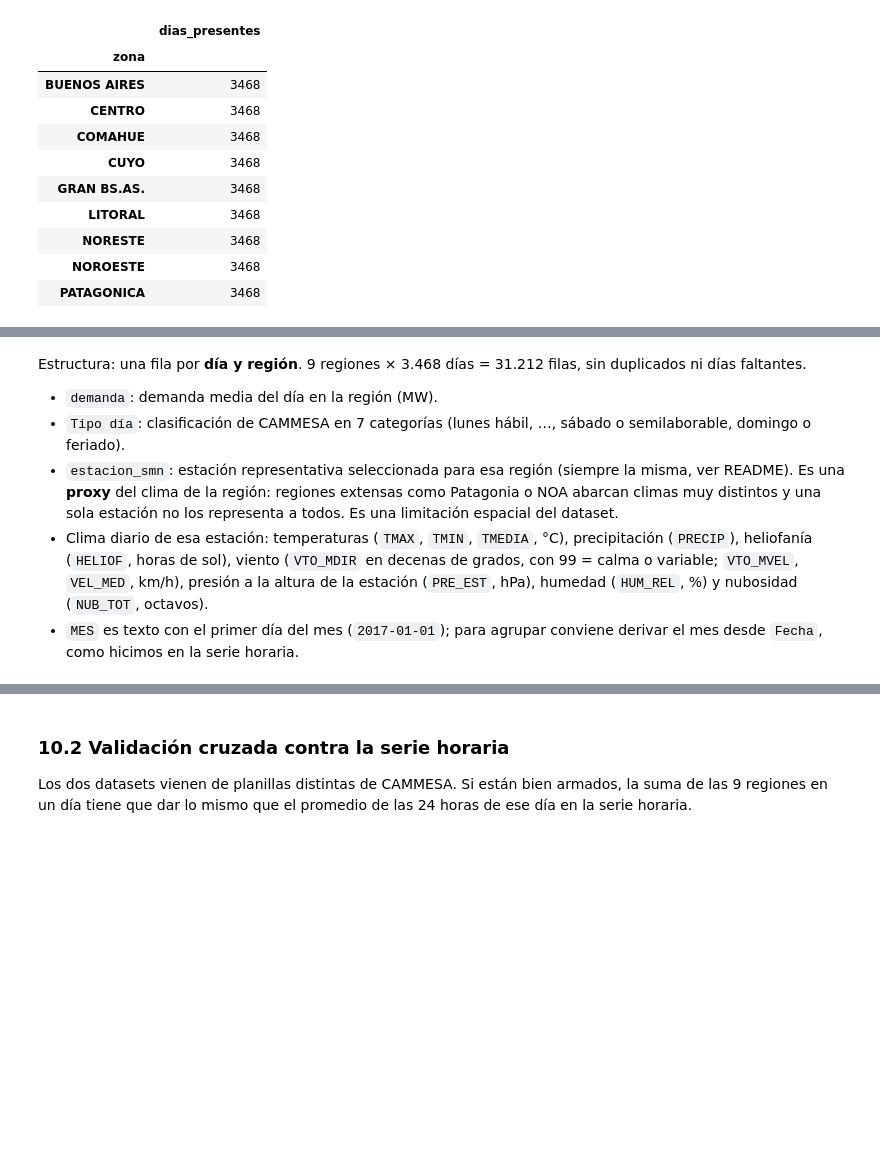
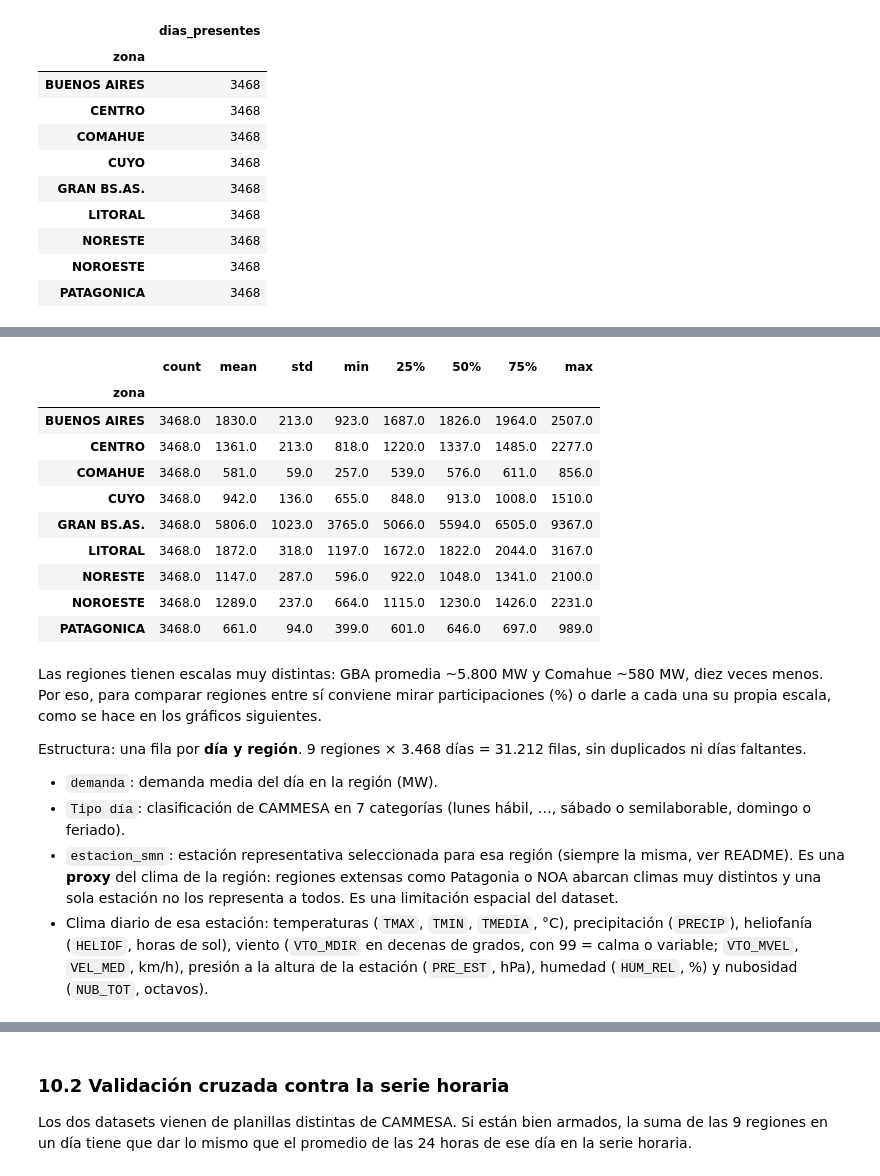
Before and after one commit to ElMejorGrupo4/2-da-Pre-entrega-, a Jupyter notebook: notebooks/01_eda_inicial.ipynb, the cells around one changed output, grey strips where cells are left out. Saved outputs shown, nothing was run; the diff lists cells and outputs as text; code cells hidden in the pictures; blank space fills up the shorter version.

```diff
--- a/notebooks/01_eda_inicial.ipynb
+++ b/notebooks/01_eda_inicial.ipynb
@@ -457,8 +499,24 @@ Rango: 2017-01-01 -> 2026-06-30 (3,468 días)
+# %%
+# veo un resumen estadístico de la demanda por zona
+df_region.groupby("zona")["demanda"].describe().round(0)
+# %% [output]
+|  | count | mean | std | min | 25% | 50% | 75% | max |
+| zona |  |  |  |  |  |  |  |  |
+| BUENOS AIRES | 3468.0 | 1830.0 | 213.0 | 923.0 | 1687.0 | 1826.0 | 1964.0 | 2507.0 |
+| CENTRO | 3468.0 | 1361.0 | 213.0 | 818.0 | 1220.0 | 1337.0 | 1485.0 | 2277.0 |
+| COMAHUE | 3468.0 | 581.0 | 59.0 | 257.0 | 539.0 | 576.0 | 611.0 | 856.0 |
+| CUYO | 3468.0 | 942.0 | 136.0 | 655.0 | 848.0 | 913.0 | 1008.0 | 1510.0 |
+| GRAN BS.AS. | 3468.0 | 5806.0 | 1023.0 | 3765.0 | 5066.0 | 5594.0 | 6505.0 | 9367.0 |
+| LITORAL | 3468.0 | 1872.0 | 318.0 | 1197.0 | 1672.0 | 1822.0 | 2044.0 | 3167.0 |
+| NORESTE | 3468.0 | 1147.0 | 287.0 | 596.0 | 922.0 | 1048.0 | 1341.0 | 2100.0 |
+| NOROESTE | 3468.0 | 1289.0 | 237.0 | 664.0 | 1115.0 | 1230.0 | 1426.0 | 2231.0 |
+| PATAGONICA | 3468.0 | 661.0 | 94.0 | 399.0 | 601.0 | 646.0 | 697.0 | 989.0 |
 # %% [markdown]
+Las regiones tienen escalas muy distintas: GBA promedia ~5.800 MW y Comahue ~580 MW, diez veces menos. Por eso, para comparar regiones entre sí conviene mirar participaciones (%) o darle a cada una su propia escala, como se hace en los gráficos siguientes.
+
 Estructura: una fila por **día y región**. 9 regiones × 3.468 días = 31.212 filas, sin duplicados ni días faltantes.
 
 - `demanda`: demanda media del día en la región (MW).
 - `Tipo día`: clasificación de CAMMESA en 7 categorías (lunes hábil, …, sábado o semilaborable, domingo o feriado).
 - `estacion_smn`: estación representativa seleccionada para esa región (siempre la misma, ver README). Es una **proxy** del clima de la región: regiones extensas como Patagonia o NOA abarcan climas muy distintos y una sola estación no los representa a todos. Es una limitación espacial del dataset.
 - Clima diario de esa estación: temperaturas (`TMAX`, `TMIN`, `TMEDIA`, °C), precipitación (`PRECIP`), heliofanía (`HELIOF`, horas de sol), viento (`VTO_MDIR` en decenas de grados, con 99 = calma o variable; `VTO_MVEL`, `VEL_MED`, km/h), presión a la altura de la estación (`PRE_EST`, hPa), humedad (`HUM_REL`, %) y nubosidad (`NUB_TOT`, octavos).
-- `MES` es texto con el primer día del mes (`2017-01-01`); para agrupar conviene derivar el mes desde `Fecha`, como hicimos en la serie horaria.
```
Also changed, not shown: parts of 20 cells of this notebook, 2 other files.
